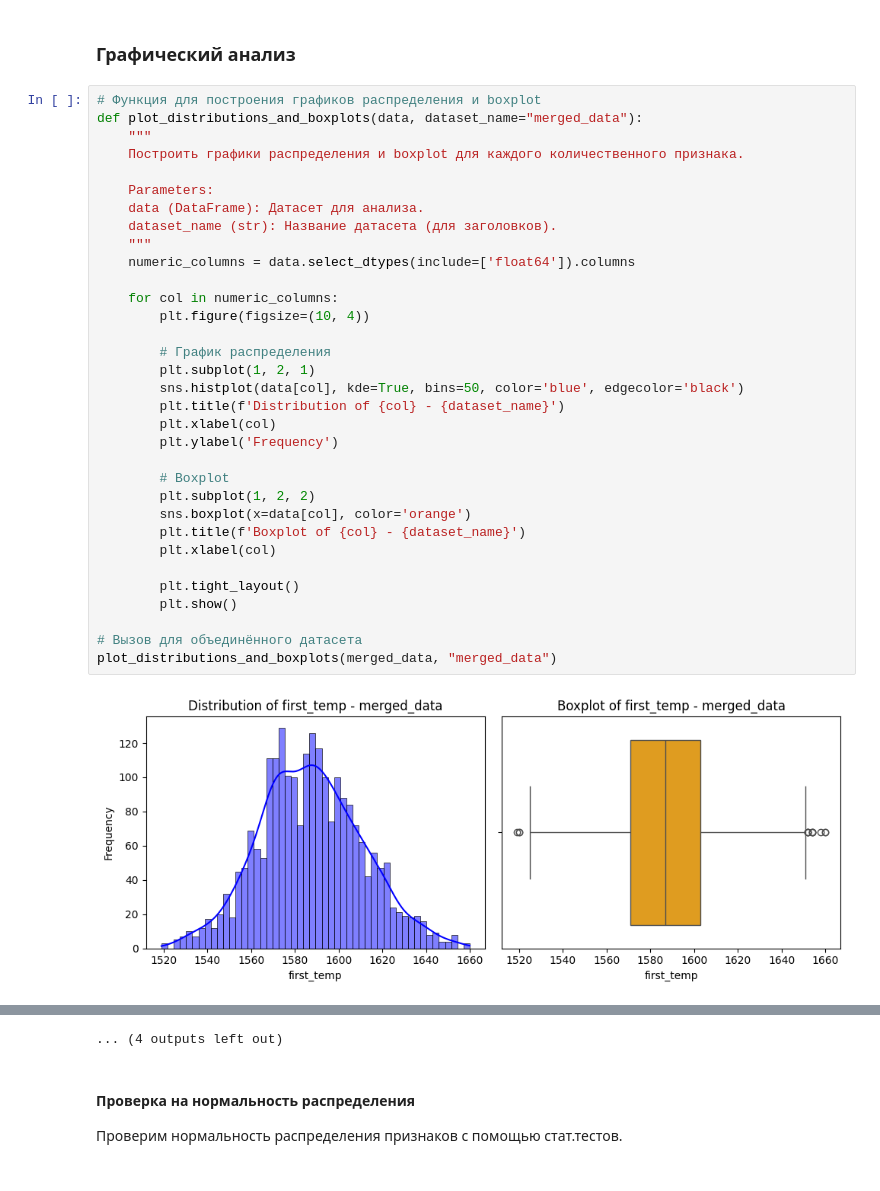
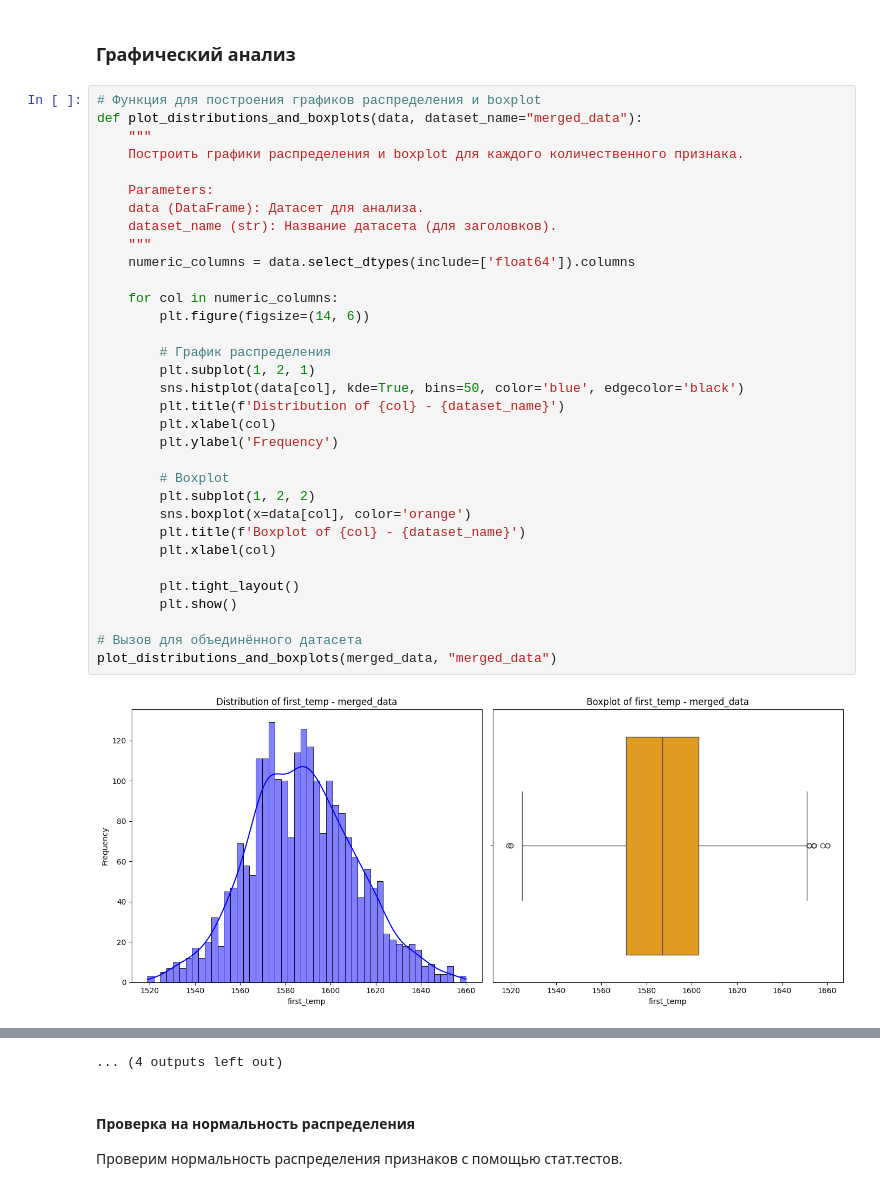
Before and after one commit to NickolasZH/practicum, a Jupyter notebook: production_final.ipynb, the cells around one changed output, grey strips where cells are left out. Cells and saved outputs as stored; diff of their text form.

```diff
--- a/production_final.ipynb
+++ b/production_final.ipynb
@@ -1020,32 +1020,32 @@ def plot_distributions_and_boxplots(data, dataset_name="merged_data"):
     """
     Построить графики распределения и boxplot для каждого количественного признака.
 
     Parameters:
     data (DataFrame): Датасет для анализа.
     dataset_name (str): Название датасета (для заголовков).
     """
     numeric_columns = data.select_dtypes(include=['float64']).columns
 
     for col in numeric_columns:
-        plt.figure(figsize=(10, 4))
+        plt.figure(figsize=(14, 6))
 
         # График распределения
         plt.subplot(1, 2, 1)
         sns.histplot(data[col], kde=True, bins=50, color='blue', edgecolor='black')
         plt.title(f'Distribution of {col} - {dataset_name}')
         plt.xlabel(col)
         plt.ylabel('Frequency')
 
         # Boxplot
         plt.subplot(1, 2, 2)
         sns.boxplot(x=data[col], color='orange')
         plt.title(f'Boxplot of {col} - {dataset_name}')
         plt.xlabel(col)
 
         plt.tight_layout()
         plt.show()
 
 # Вызов для объединённого датасета
 plot_distributions_and_boxplots(merged_data, "merged_data")
 # %% [output]
-[figure, old version]
+[figure, new version]
```
Also changed, not shown: parts of 8 cells of this notebook, 2 other files.
